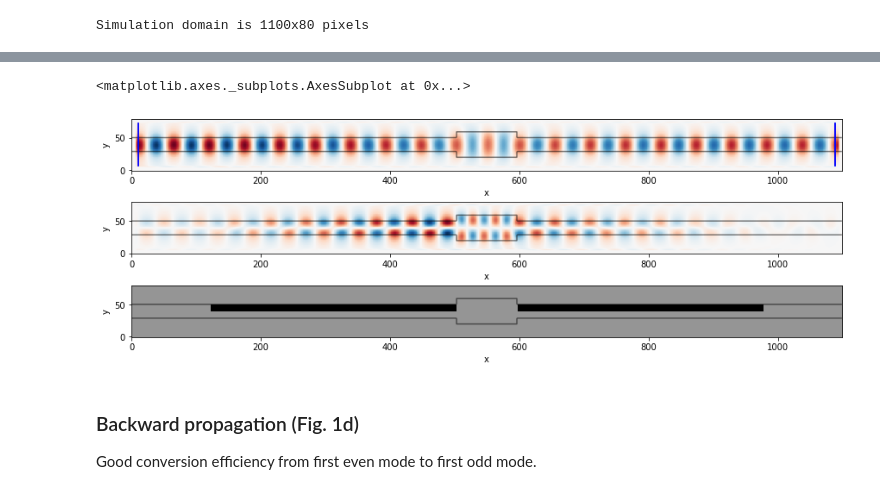
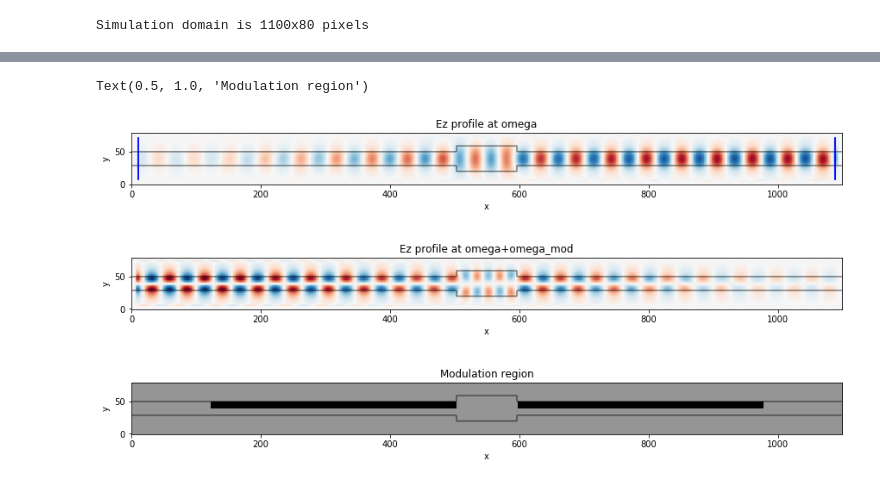
Before and after one commit to fancompute/ceviche, a Jupyter notebook: examples/fdfd_mf_intro.ipynb, the cells around one changed output, grey strips where cells are left out. Cells and saved outputs as stored; diff of their text form; code cells hidden in the pictures.

```diff
--- a/examples/fdfd_mf_intro.ipynb
+++ b/examples/fdfd_mf_intro.ipynb
@@ -33,11 +40,10 @@ Slice = collections.namedtuple('Slice', 'x y')
 # %%
 # Speed of light in vacuum
 c0 = 3e+8
-# Angular frequency of the source in Hz
-# omega = 2*np.pi*243*1e12
-omega=243e12 #rad/s and not THz, typo in the actual paper
+# Frequency of the source
+omega=243e12 #rad/s and not Hz, typo in the actual paper
 # Modulation frequency
-Omega=132e12 #rad/s and not THz, typo in the actual paper
+omega_mod=132e12 #rad/s and not THz, typo in the actual paper
 # Number of sidebands on each side of central wavelength (total number of bands: 2*Nsb + 1)
 Nsb = 1
 # Spatial resolution in meters
@@ -48,9 +54,9 @@ Npml=10
 eps_bg=1.0
 # Waveguide structure's relative permittivity
 eps_si=12.25
-# Modulation depth
+# Modulation depth in both regions
 mod_depth=1.0
-# Modulation phases
+# Modulation phases of left and right regions
 mod_phi_l = 0
 mod_phi_r = np.pi/2
 # Number of modulation frequencies (different from number of sidebands)
@@ -139,22 +135,28 @@ Does not result in good conversion from first even mode to first odd mode
 # %%
 # Initialize the parametrization rho and the design region
 epsr, input_slice, output_slice, delta, phi = init_domain()
+slices = [input_slice, output_slice]
 
-# Setup source and pad appropriately
-# Insert source at input slice
+# Setup source and pad appropriately (notice source is at 'input' slice)
 source_0 = np.array([insert_mode(omega, dl, input_slice.x, input_slice.y, epsr, m=1)])
 pad_left = np.zeros([Nsb,Nx,Ny])
 pad_right = np.zeros([Nsb,Nx,Ny])
 source = np.concatenate( (np.concatenate((pad_left, source_0)), pad_right) )
 
-simulation = fdfd_mf_ez(omega, dl, epsr, Omega, delta, phi, Nsb, [Npml, Npml])
-slices = [input_slice, output_slice]
+# Define multi-frequency FDFD simulation with the epsr, delta, phi profiles
+simulation = fdfd_mf_ez(omega, dl, epsr, omega_mod, delta, phi, Nsb, [Npml, Npml])
+# Solve for electric and magnetic fields
 Hx, Hy, Ez = simulation.solve(source)
-fig, ax = plt.subplots(3,1, constrained_layout=True, figsize=(12,4))
+
+# Plot results
+fig, ax = plt.subplots(3,1, constrained_layout=True, figsize=(12,6))
 ceviche.viz.real(Ez[Nsb + 0], outline=epsr, ax=ax[0], cbar=False)
+ax[0].set_title('Ez profile at omega')
 ceviche.viz.real(Ez[Nsb + 1], outline=epsr, ax=ax[1], cbar=False)
+ax[1].set_title('Ez profile at omega+omega_mod')
 for sl in slices:
     ax[0].plot(sl.x*np.ones(len(sl.y)), sl.y, 'b-')
     ax[0].plot(sl.x*np.ones(len(sl.y)), sl.y, 'b-')
 ceviche.viz.real(delta[0], outline=epsr, ax=ax[2], cmap='Greys')
+ax[2].set_title('Modulation region')
 # %% [output]
@@ -163,27 +168,30 @@ ceviche.viz.real(delta[0], outline=epsr, ax=ax[2], cmap='Greys')
 # %%
 # Initialize the parametrization rho and the design region
 epsr, input_slice, output_slice, delta, phi = init_domain()
+slices = [input_slice, output_slice]
 
-# Setup source and pad appropriately
-# Insert source at input slice
-source_0 = np.array([insert_mode(omega, dl, input_slice.x, input_slice.y, epsr, m=1)])
+# Setup source and pad appropriately (notice source is at 'output' slice this time)
+source_0 = np.array([insert_mode(omega, dl, output_slice.x, output_slice.y, epsr, m=1)])
 pad_left = np.zeros([Nsb,Nx,Ny])
 pad_right = np.zeros([Nsb,Nx,Ny])
 source = np.concatenate( (np.concatenate((pad_left, source_0)), pad_right) )
 
-simulation = fdfd_mf_ez(omega, dl, epsr, Omega, delta, phi, Nsb, [Npml, Npml])
-slices = [input_slice, output_slice]
+# Define multi-frequency FDFD simulation with the epsr, delta, phi profiles
+simulation = fdfd_mf_ez(omega, dl, epsr, omega_mod, delta, phi, Nsb, [Npml, Npml])
+# Solve for electric and magnetic fields
 Hx, Hy, Ez = simulation.solve(source)
-fig, ax = plt.subplots(3,1, constrained_layout=True, figsize=(12,4))
+
+# Plot results
+fig, ax = plt.subplots(3,1, constrained_layout=True, figsize=(12,6))
 ceviche.viz.real(Ez[Nsb + 0], outline=epsr, ax=ax[0], cbar=False)
+ax[0].set_title('Ez profile at omega')
 ceviche.viz.real(Ez[Nsb + 1], outline=epsr, ax=ax[1], cbar=False)
+ax[1].set_title('Ez profile at omega+omega_mod')
 for sl in slices:
     ax[0].plot(sl.x*np.ones(len(sl.y)), sl.y, 'b-')
     ax[0].plot(sl.x*np.ones(len(sl.y)), sl.y, 'b-')
 ceviche.viz.real(delta[0], outline=epsr, ax=ax[2], cmap='Greys')
+ax[2].set_title('Modulation region')
 # %% [output]
-<matplotlib.axes._subplots.AxesSubplot at 0x...>
+Text(0.5, 1.0, 'Modulation region')
-[figure, old version]
+[figure, new version]
-# %% [markdown]
-### Backward propagation (Fig. 1d)
-Good conversion efficiency from first even mode to first odd mode.
```
Also changed, not shown: parts of 11 cells of this notebook, 2 other files.
